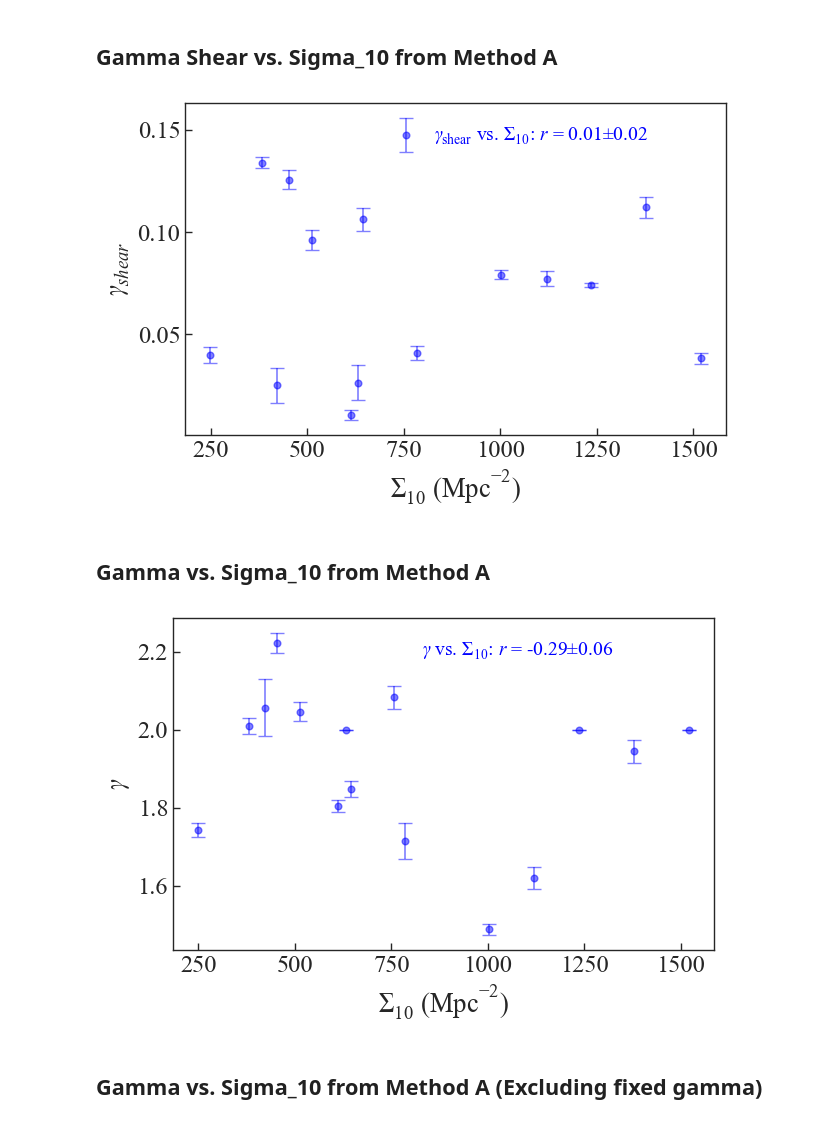
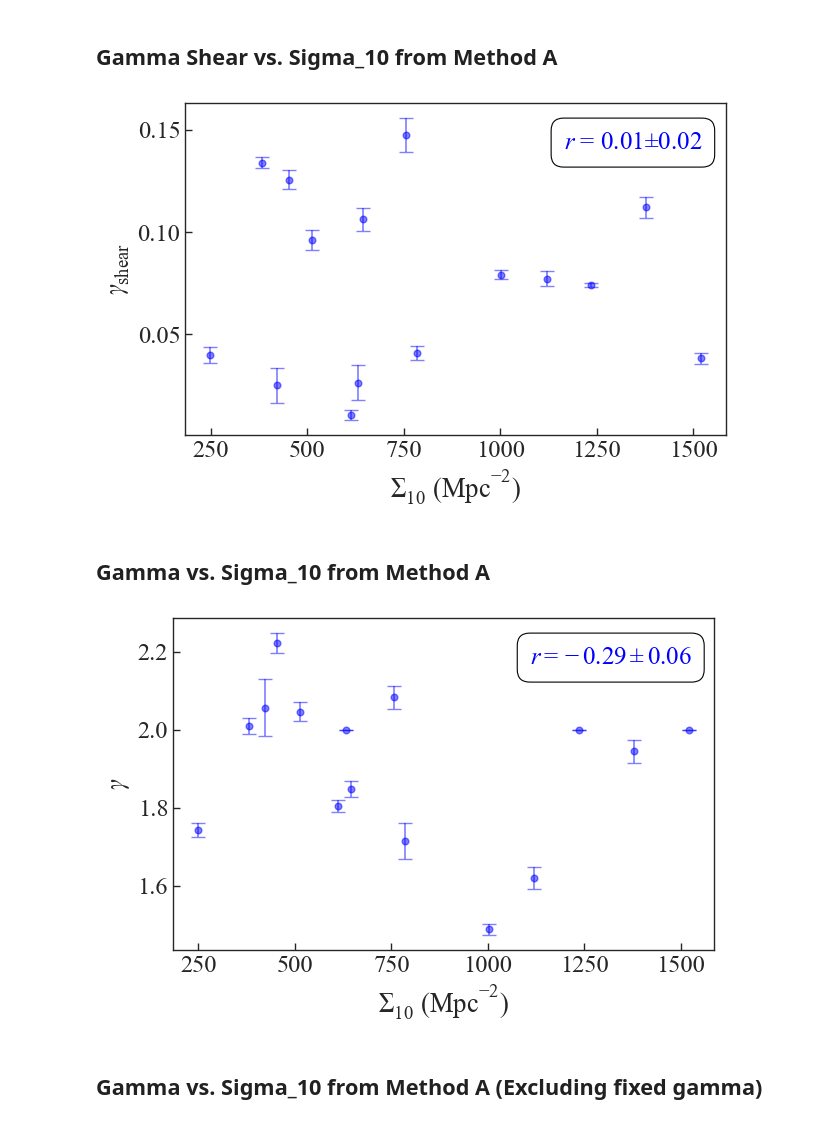
Before and after one commit to AstroBridge/BDLensing, a Jupyter notebook: analysis/correlation_centroidoff_angularoff.ipynb, the cells around one changed output. Drawn from its saved outputs; the diff is of its cells as text; code cells hidden in the pictures.

```diff
--- a/analysis/correlation_centroidoff_angularoff.ipynb
+++ b/analysis/correlation_centroidoff_angularoff.ipynb
@@ -415,11 +415,11 @@ for i in sorted(indexes_gamma_fixed, reverse=True):
     del gamma_u_ex[i]
     del Sigma_10a_dset_ex_gamma[i]
 
-# Indexes to remove for PA <14 degrees
+# Indexes to include for PA >14 degrees
 # DESIJ0136-0008, DESIJ0618+5018, DESIJ0923+1829,
 # DESIJ1501+5208, DESIJ0201-2739, DESIJ1537+1443
 
-indexes_pa = [1, 4, 5, 9, 2, 10]
+indexes_pa = [0, 3, 6, 7, 8, 11, 12, 13, 14] #[1, 4, 5, 9, 2, 10]
 
 data_points_ex_pa = data_points.copy()
 Sigma_10a_dset_ex_pa = Sigma_10a_dset.copy()
@@ -1949,43 +1984,59 @@ fig.savefig("../paper/figures/einstein_radius_vs_Sigma_10A.pdf", bbox_inches="ti
 # %%
 fig, ax = plt.subplots(1, 1, figsize=pf.get_fig_size(pf.mnras_textwidth))
 
-errbar_plot_disconnected(
-    Sigma_10a_sdset,
-    gamma_shear_m_10a,
-    gamma_shear_u_10a,
-    ["S_10a", "gamma_shear"],
-    r_gamma_shear_Sigma_10a,
-    ax,
-    "blue",
-)
+# errbar_plot_disconnected(
+#     Sigma_10a_sdset,
+#     gamma_shear_m_10a,
+#     gamma_shear_u_10a,
+#     ["S_10a", "gamma_shear"],
+#     r_gamma_shear_Sigma_10a,
+#     ax,
+#     "blue",
+# )
+
+plt.errorbar(Sigma_10a_sdset, gamma_shear_m_10a, yerr=gamma_shear_u_10a, fmt="o", color="blue", alpha=0.5, capsize=5)
+plt.text(0.70, 0.88, r"$r$ = {0:.2f}$\pm${1:.2f}".format(r_gamma_shear_Sigma_10a[0], (r_gamma_shear_Sigma_10a[1]-r_gamma_shear_Sigma_10a[2])*.5), horizontalalignment="left", verticalalignment="center", transform=ax.transAxes, fontsize=18, color="blue", bbox=dict(facecolor='none', edgecolor='black', boxstyle='round,pad=0.5'))
 
 # fig.tight_layout()
 plt.xlabel("$\Sigma_{10}$ (Mpc$^{-2})$")
-plt.ylabel("$\gamma_{shear}$")
+plt.ylabel("$\gamma_{\\rm shear}$")
 plt.show()
 fig.savefig("../paper/figures/gamma_shear_vs_Sigma_10A.pdf", bbox_inches="tight")
 # %% [output]
-[figure, old version]
+[figure, new version]
 # %% [markdown]
 ## Gamma vs. Sigma_10 from Method A
 # %%
 fig, ax = plt.subplots(1, 1, figsize=pf.get_fig_size(pf.mnras_textwidth))
 
-errbar_plot_disconnected(
-    Sigma_10a_sdset,
-    gamma_m_10a,
-    gamma_u_10a,
-    ["S_10a", "gamma"],
-    r_gamma_Sigma_10a,
-    ax,
-    "blue",
+# errbar_plot_disconnected(
+#     Sigma_10a_sdset,
+#     gamma_m_10a,
+#     gamma_u_10a,
+#     ["S_10a", "gamma"],
+#     r_gamma_Sigma_10a,
+#     ax,
+#     "blue",
+# )
+plt.errorbar(Sigma_10a_sdset, gamma_m_10a, yerr=gamma_u_10a, fmt="o", color="blue", alpha=0.5, capsize=5)
+plt.text(
+    0.66,
+    0.88,
+    r"$r ={0:.2f}\pm{1:.2f}$".format(r_gamma_Sigma_10a[0], (r_gamma_Sigma_10a[1]-r_gamma_Sigma_10a[2])*.5),
+    horizontalalignment="left",
+    verticalalignment="center",
+    transform=ax.transAxes,
+    fontsize=18,
+    color="blue",
+    bbox=dict(facecolor='none', edgecolor='black', boxstyle='round,pad=0.5'),
 )
+
 plt.xlabel("$\Sigma_{10}$ (Mpc$^{-2})$")
 plt.ylabel("$\gamma$")
 plt.show()
 fig.savefig("../paper/figures/gamma_vs_Sigma_10A.pdf", bbox_inches="tight")
 # %% [output]
-[figure, old version]
+[figure, new version]
 # %% [markdown]
 ## Gamma vs. Sigma_10 from Method A (Excluding fixed gamma)
 # %%
```
Also changed, not shown: parts of 8 cells of this notebook, 17 other files.
